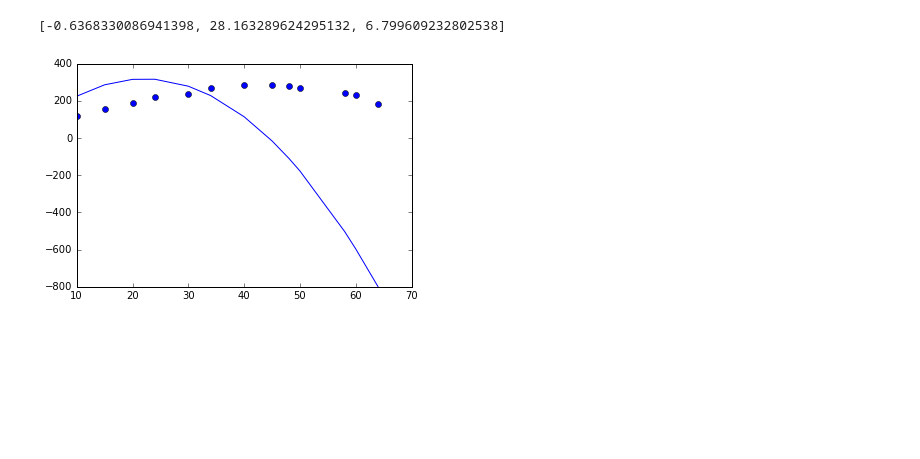
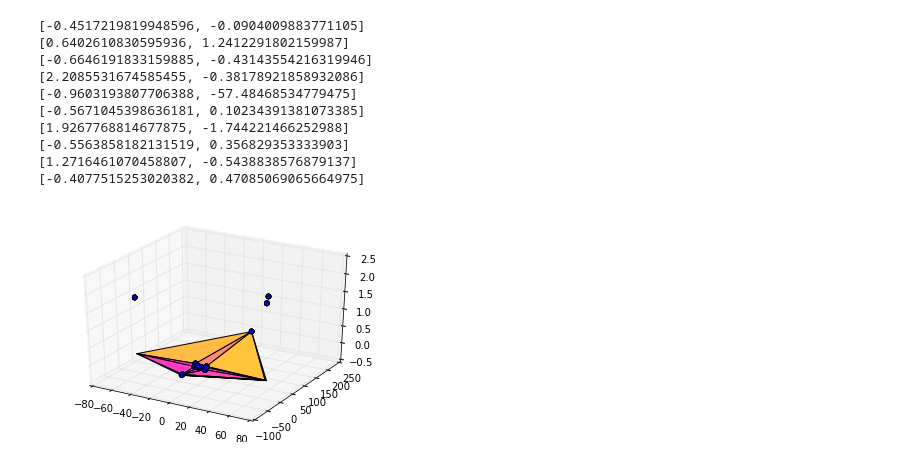
Before and after one commit to xun468/FRI-AI, a Jupyter notebook: Quadratic Regression.ipynb, the cells around one changed output. Drawn from its saved outputs; the diff is of its cells as text; code cells hidden in the pictures; blank space fills up the shorter version.

```diff
--- a/Quadratic Regression.ipynb
+++ b/Quadratic Regression.ipynb
@@ -31,3 +50,6 @@ def mutfloat(individual, indpb):
+# %%
+def test_min(coords):
+    return (quadratic3de(coords[0],coords[1]),)
 # %%
 def model ():
     creator.create("bestFit", base.Fitness, weights = (-1.0,))
@@ -35,18 +57,18 @@ def model ():
 
     toolbox = base.Toolbox()
     toolbox.register("Coeff",random.uniform,-30,30)
-    toolbox.register("individual",tools.initRepeat,creator.Individual,toolbox.Coeff, 3)
+    toolbox.register("individual",tools.initRepeat,creator.Individual,toolbox.Coeff, 5)
     toolbox.register("population",tools.initRepeat,list,toolbox.individual, n = 50)
     toolbox.register("evaluate",test_regress)
 
-    toolbox.register("mate",tools.cxTwoPoint)
-    toolbox.register("mutate",mutfloat,indpb = 0.05)
+    toolbox.register("mate",tools.cxBlend,alpha=.5)
+    toolbox.register("mutate",tools.mutGaussian,mu=0,sigma=1,indpb=.5)
     toolbox.register("select", tools.selTournament,tournsize =3)
     toolbox.register("map",map)
 
-    cxprob, mutprob, ngens = 0.5,0.2,300
+    cxprob, mutprob, ngens = 0.5,0.1,100
     pop = toolbox.population()
     ind = toolbox.individual()
     hof = tools.HallOfFame(1)
-    pop = algorithms.eaMuPlusLambda(pop, toolbox,10,50, cxprob, mutprob, ngens,halloffame = hof, verbose = 0)
+    pop = algorithms.eaMuCommaLambda(pop, toolbox,10,50, cxprob, mutprob, ngens,halloffame = hof, verbose = 0)
     return hof[0]
@@ -53,42 +97,48 @@ def model ():
 # %%
 random.seed(10)
-xi,yi = [],[] #empty lists for plotting
+xi,yi,zi,mi = [],[],[],[] #empty lists for plotting
 
 #getting data
-f = open('data.txt', 'r')
-points = []
-for line in f:
-    point = map(float,line.split())
-    plt.plot(point[0],point[1],"b"+"o")
-    points.append(point)
+for i in range(10):
+    points.append(rosenbrock())
 
-f.close()
+fig = plt.figure()
+#end setting up, begin main
+for i in range(10):
+    mean = 0
+    for point in points:
+        mean = mean + point[2]
 
-#end setting up, begin main
+    mean = mean/len(points)
 
-for point in points:
-    mean = mean + point[1]
+    model_coef = model() #GA
+    #c = (X^t * X)^-1 * X^t * y
 
-mean = mean/len(points)
+    #plotting
+    plt.clf()
+    for point in points:
+        xi.append(point[0])
+        yi.append(point[1])
+        zi.append(point[2])
+        mi.append(quadratic3de(point[0],point[1]))
 
-c = model() #GA
-#c = (X^t * X)^-1 * X^t * y
-print c
 
-#plotting
-for point in points:
-    xi.append(point[0])
-    yi.append(c[0] * point[0]**2 + c[1]*point[0] + c[2])
+    ax = fig.add_subplot(111,projection='3d')
+    ax.scatter(xi,yi,zi)
+    ax.plot_trisurf(xi,yi,mi,cmap=cm.spring)
 
-plt.plot(xi, yi, "-")
-plt.show()
-
-#theory
-#Get new quadratic
-#find new min
-#plug new min into rosenbrock
-#take output and place into points
-#repeat from recalc mean
+    newmin = findMin()
+    print newmin
+    points.append([newmin[0],newmin[1],rosenbrocke(newmin[0],newmin[1])])
 # %% [output]
-[-0.6368330086941398, 28.163289624295132, 6.799609232802538]
+[-0.4517219819948596, -0.0904009883771105]
+[0.6402610830595936, 1.2412291802159987]
+[-0.6646191833159885, -0.43143554216319946]
+[2.2085531674585455, -0.38178921858932086]
+[-0.9603193807706388, -57.48468534779475]
+[-0.5671045398636181, 0.10234391381073385]
+[1.9267768814677875, -1.744221466252988]
+[-0.5563858182131519, 0.356829353333903]
+[1.2716461070458807, -0.5438838576879137]
+[-0.4077515253020382, 0.47085069065664975]
-[figure, old version]
+[figure, new version]
```
Also changed, not shown: parts of 6 cells of this notebook.
